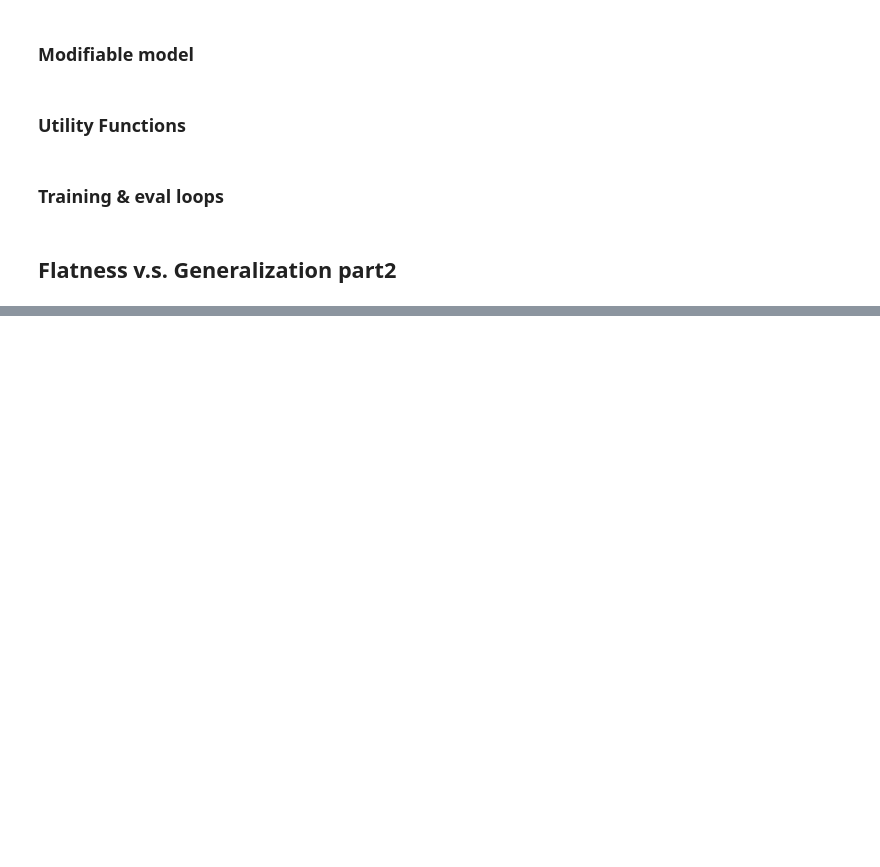
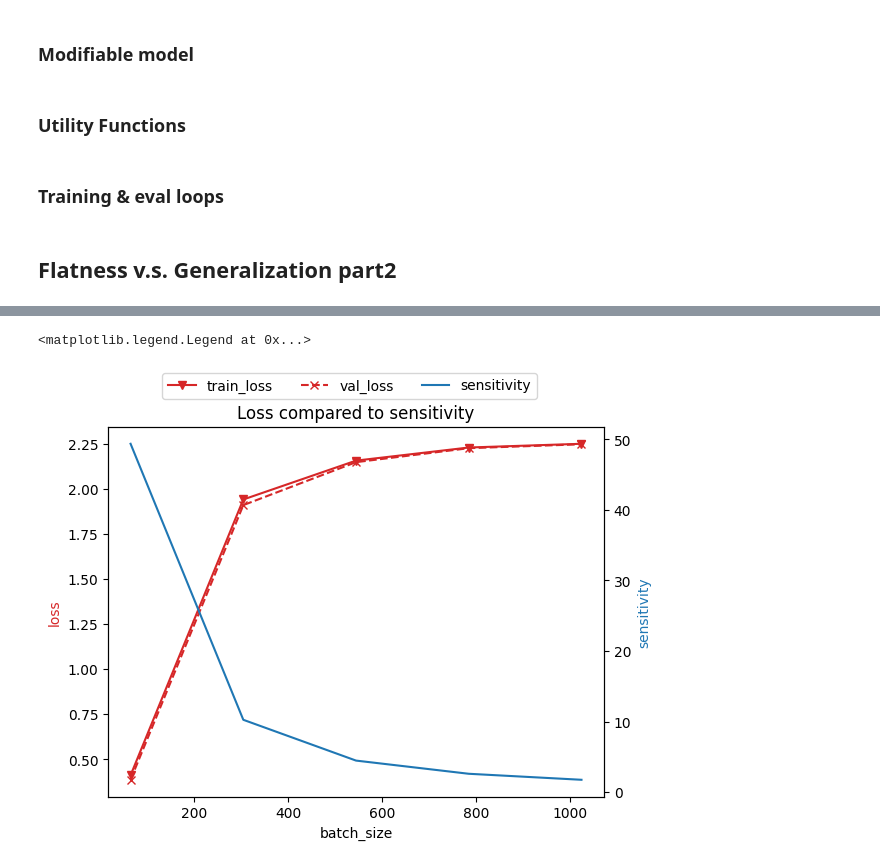
Before and after one commit to packdl/my-pytorch-learn-repo, a Jupyter notebook: homework-part3-3-2.ipynb, the cells around one changed output, grey strips where cells are left out. Cells and saved outputs as stored; diff of their text form; code cells hidden in the pictures; blank space fills up the shorter version.

```diff
--- a/homework-part3-3-2.ipynb
+++ b/homework-part3-3-2.ipynb
@@ -110,9 +128,9 @@ def nmist_val_loop(dataloader, model, loss_fn):
 ## Flatness v.s. Generalization part2
 # %%
 # create models and with different Hidden values
-m1, m2 = ChangeableNetwork(512), ChangeableNetwork(512)
-display_model_info(1, m1)
-display_model_info(2, m2)
+models = [ChangeableNetwork(512) for _ in range(5)]
+for idx, model in enumerate(models):
+    display_model_info(idx, model)
 # %% [output]
 ChangeableNetwork(
   (linear_relu): Sequential(
@@ -137,32 +185,30 @@ ChangeableNetwork(
 # %%
 # hyperparameters
 loss_fn = torch.nn.CrossEntropyLoss()
-epochs = 15
+epochs = 20
 lr = 1e-3
 
-models = (m1,m2)
-
-batch_sizes = (64, 2048)
+batch_sizes = torch.linspace(64, 1024, steps=5, dtype=int).detach().cpu().numpy().tolist()
 
 fit_df = pd.DataFrame()
+display(f'Batch sizes: {batch_sizes}')
 
 for batch_size, model in zip(batch_sizes, models):
     optimizer1 = torch.optim.SGD(model.parameters(), lr=lr)
-    display("Training & eval: Model with random labels")
+    display(f"Training & eval: Model with batch size: {batch_size}")
 
     # Dataloader
     training_dl = DataLoader(training_ds, batch_size=batch_size)
     test_dl = DataLoader(test_ds, batch_size=batch_size)
 
     for epoch in range(epochs):
-        train_loss, t_correct = nmist_train_loop(training_dl, model, loss_fn, optimizer1)
+        train_loss, t_correct, sensitivity = nmist_train_loop(training_dl, model, loss_fn, optimizer1)
         val_loss, v_correct = nmist_val_loop(test_dl, model, loss_fn)
-        display(f'Epoch {epoch}. Training_loss: {train_loss}. Val_loss: {val_loss}. Training_accuracy: {t_correct}. Val_accuracy: {v_correct}')
+        display(f'Epoch {epoch}. Sensitivity: {sensitivity}. Training_loss: {train_loss}. Val_loss: {val_loss}. Training_accuracy: {t_correct}. Val_accuracy: {v_correct}')
     display("Done")
 
-    #if fit_df.empty:
-    #    fit_df = pd.DataFrame([[epoch, train_loss, val_loss, t_correct, v_correct, cnt_model_params(model)]], columns=['epoch','train_loss','val_loss', 'train_acc', 'v_acc','parameters'])
-    #else:
-    #    columns=['epoch','train_loss','val_loss', 'train_acc', 'v_acc','parameters']
-    #    fit_df = pd.concat([fit_df, pd.DataFrame([[epoch, train_loss, val_loss, t_correct, v_correct, cnt_model_params(model)]], columns=columns )])
+    if fit_df.empty:
+        fit_df = pd.DataFrame([[epoch, train_loss, val_loss, t_correct, v_correct, batch_size, sensitivity]], columns=['epoch','train_loss','val_loss', 'train_acc', 'v_acc','batch_size', 'sensitivity'])
+    else:
+        fit_df = pd.concat([fit_df, pd.DataFrame([[epoch, train_loss, val_loss, t_correct, v_correct, batch_size, sensitivity]], columns=['epoch','train_loss','val_loss', 'train_acc', 'v_acc','batch_size', 'sensitivity'])])
 # %% [output]
@@ -222,13 +237,17 @@ theta_df
 # %%
-# 'train_loss','val_loss', 'train_acc', 'v_acc','parameters
+# columns=['epoch','train_loss','val_loss', 'train_acc', 'v_acc','batch_size', 'sensitivity']
 
 fig, ax = plt.subplots()
-ax.plot(theta_df.alpha, theta_df.train_loss, color = 'tab:red', marker='v')
-ax.plot(theta_df.alpha, theta_df.val_loss, color= 'tab:red', marker='x', linestyle='dashed')
-ax.set_xlabel('alpha')
+ax.plot(fit_df.batch_size, fit_df.train_loss, color = 'tab:red', marker='v', label='train_loss')
+ax.plot(fit_df.batch_size, fit_df.val_loss, color= 'tab:red', marker='x', linestyle='dashed', label='val_loss')
+ax.set_xlabel('batch_size')
 ax.set_ylabel('loss', color='tab:red')
 
 ax2 = ax.twinx()
-ax2.plot(theta_df.alpha, theta_df.t_acc, color='tab:blue', marker = 'v')
-ax2.plot(theta_df.alpha, theta_df.v_acc, color='tab:blue', marker = 'x', linestyle='dashed')
-ax2.set_ylabel('accuracy', color='tab:blue')
+ax2.plot(fit_df.batch_size, fit_df.sensitivity, color='tab:blue', label='sensitivity')
+ax2.set_ylabel('sensitivity', color='tab:blue')
+plt.title('Loss compared to sensitivity')
+fig.legend(loc='upper center', ncols = 3)
+# %% [output]
+<matplotlib.legend.Legend at 0x...>
+[figure, added]
```
Also changed, not shown: parts of 11 cells of this notebook.
